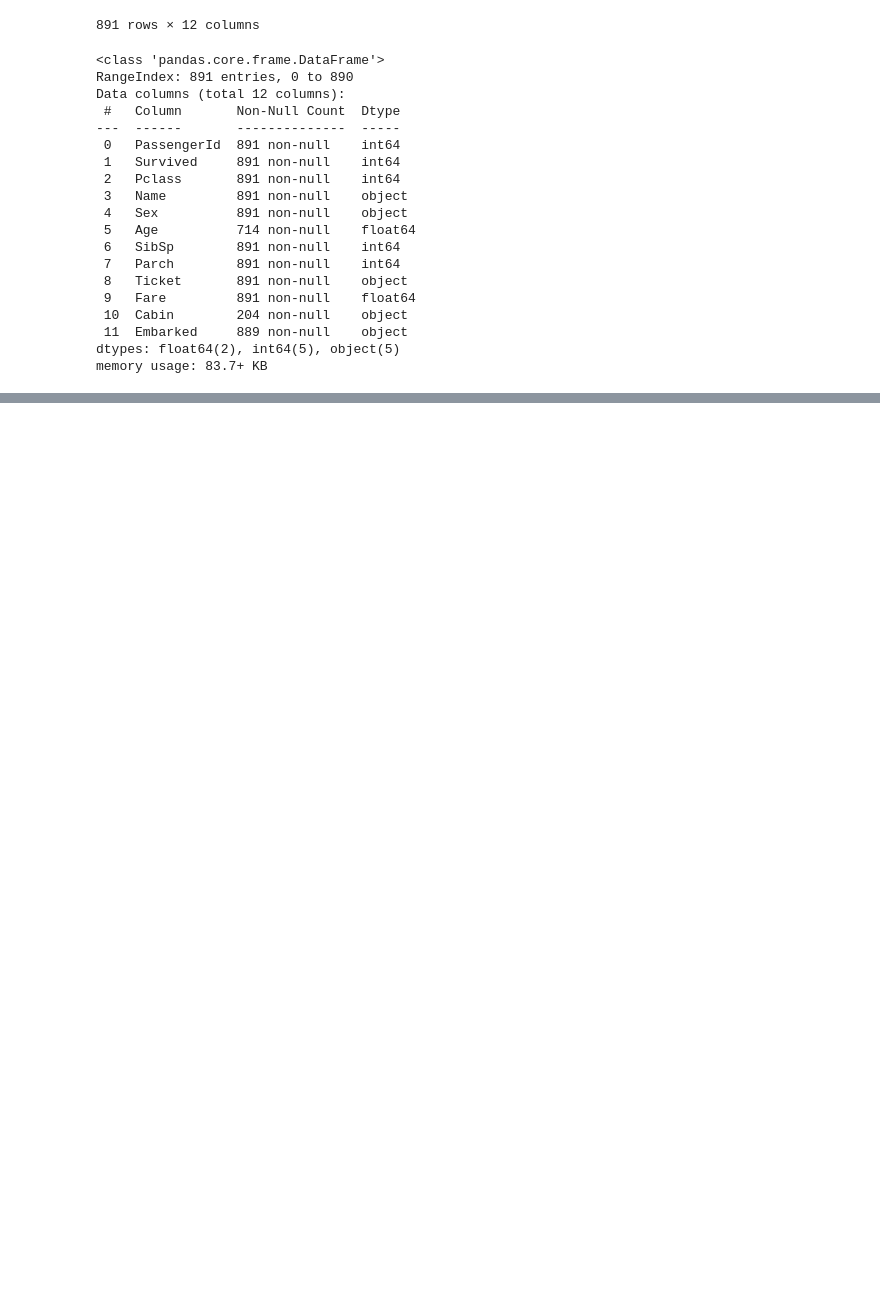
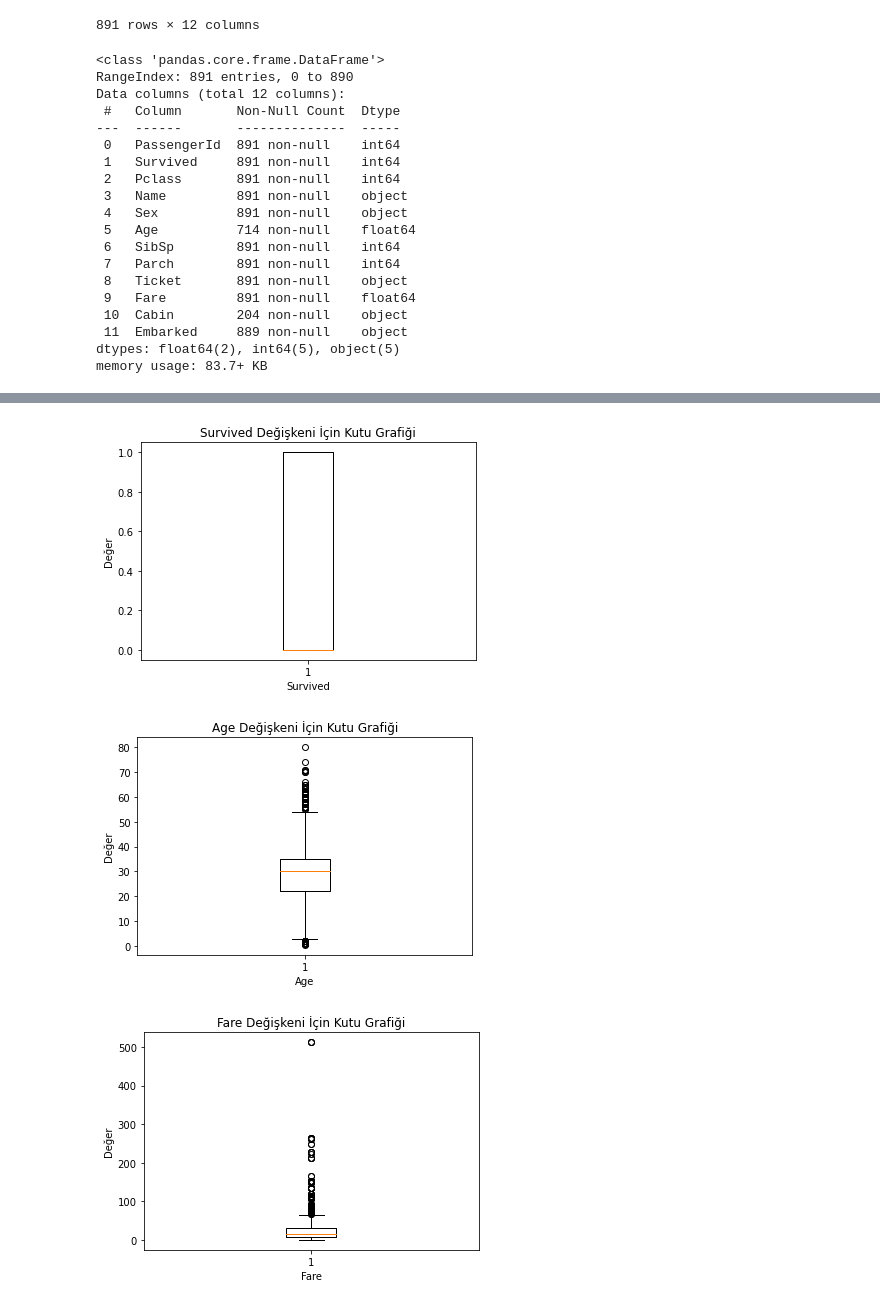
Before and after one commit to BilalAcikgoz/titanic_data_processing_analysis, a Jupyter notebook: titanic_data_processing_analysis/titanic_data_processing_analysis.ipynb, the cells around one changed output, grey strips where cells are left out. Cells and saved outputs as stored; diff of their text form; code cells hidden in the pictures; blank space fills up the shorter version.

```diff
--- a/titanic_data_processing_analysis/titanic_data_processing_analysis.ipynb
+++ b/titanic_data_processing_analysis/titanic_data_processing_analysis.ipynb
@@ -60,0 +127,17 @@ data.head()
+# %%
+def BoxPlot(variable):
+
+    plt.boxplot(data[variable])
+    plt.xlabel(variable)
+    plt.ylabel("Değer")
+    plt.title(variable + " Değişkeni İçin Kutu Grafiği")
+    plt.show()
+
+choose_numerical_variables = ["Survived", "Age", "Fare"]
+
+for i in choose_numerical_variables:
+    BoxPlot(i)
+# %% [output]
+[figure, added]
+[figure, added]
+[figure, added]
```
Also changed, not shown: parts of 8 cells of this notebook.
